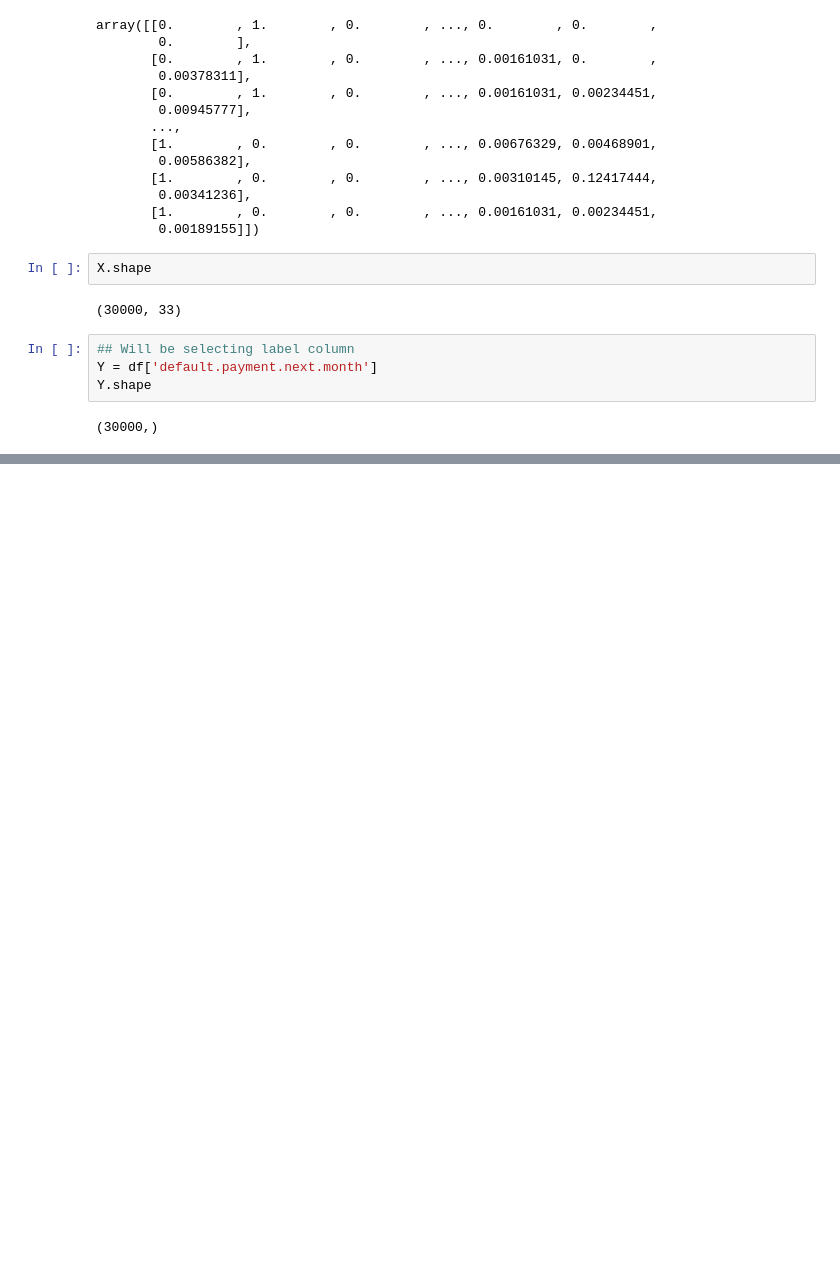
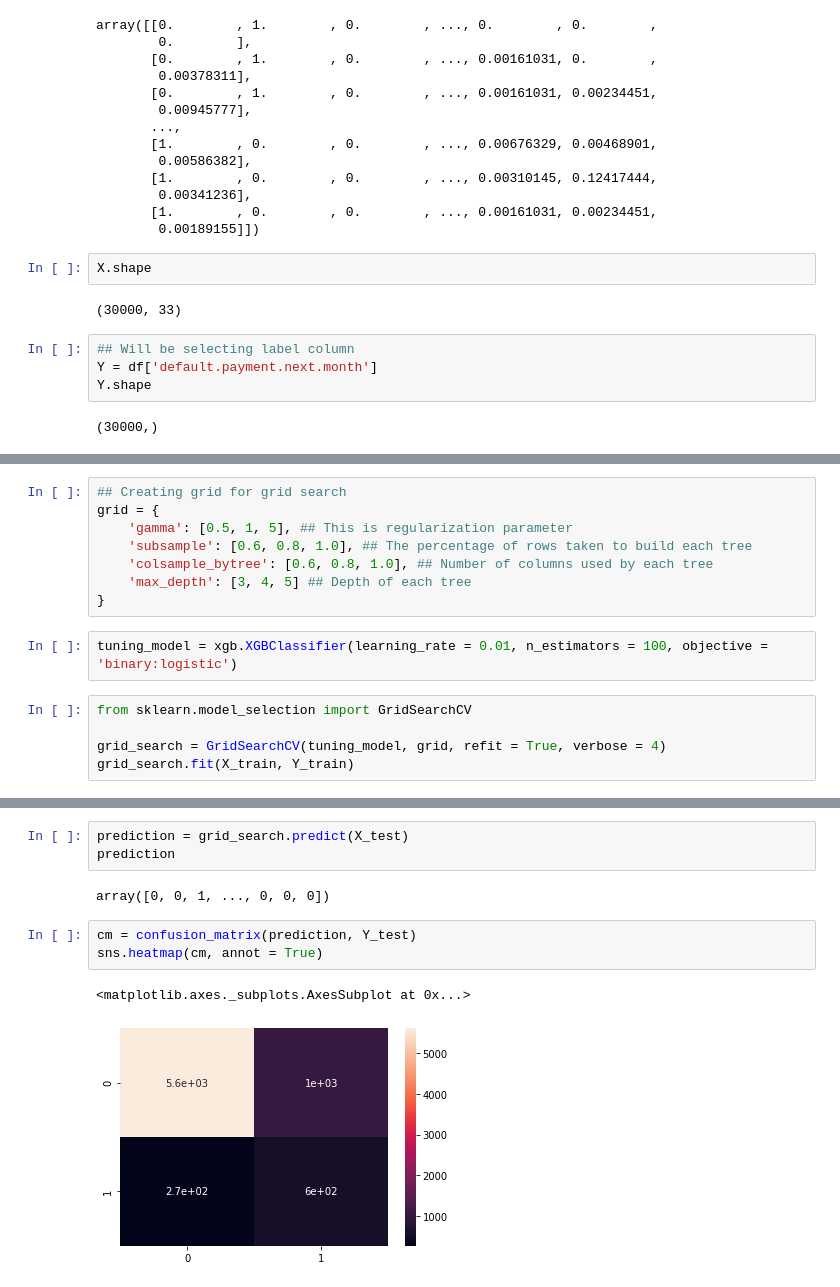
Before and after one commit to speri203/Credit-Default-Prediction, a Jupyter notebook: Credit_Default_Prediction.ipynb, the cells around one changed output, grey strips where cells are left out. Cells and saved outputs as stored; diff of their text form; blank space fills up the shorter version.

```diff
--- a/Credit_Default_Prediction.ipynb
+++ b/Credit_Default_Prediction.ipynb
@@ -328,0 +402,15 @@ Y.shape
+# %%
+## Creating grid for grid search
+grid = {
+    'gamma': [0.5, 1, 5], ## This is regularization parameter
+    'subsample': [0.6, 0.8, 1.0], ## The percentage of rows taken to build each tree
+    'colsample_bytree': [0.6, 0.8, 1.0], ## Number of columns used by each tree
+    'max_depth': [3, 4, 5] ## Depth of each tree
+}
+# %%
+tuning_model = xgb.XGBClassifier(learning_rate = 0.01, n_estimators = 100, objective = 'binary:logistic')
+# %%
+from sklearn.model_selection import GridSearchCV
+
+grid_search = GridSearchCV(tuning_model, grid, refit = True, verbose = 4)
+grid_search.fit(X_train, Y_train)
@@ -328,0 +465,11 @@ Y.shape
+# %%
+prediction = grid_search.predict(X_test)
+prediction
+# %% [output]
+array([0, 0, 1, ..., 0, 0, 0])
+# %%
+cm = confusion_matrix(prediction, Y_test)
+sns.heatmap(cm, annot = True)
+# %% [output]
+<matplotlib.axes._subplots.AxesSubplot at 0x...>
+[figure, added]
```
Also changed, not shown: parts of 12 cells of this notebook.
